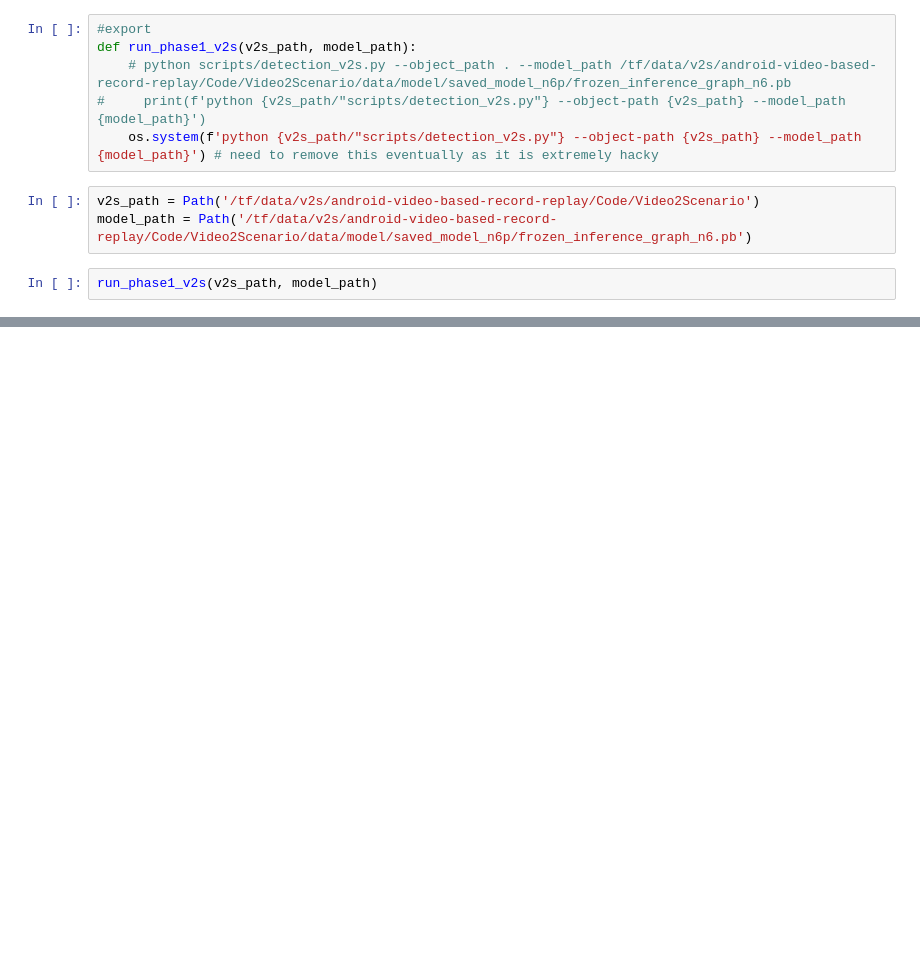
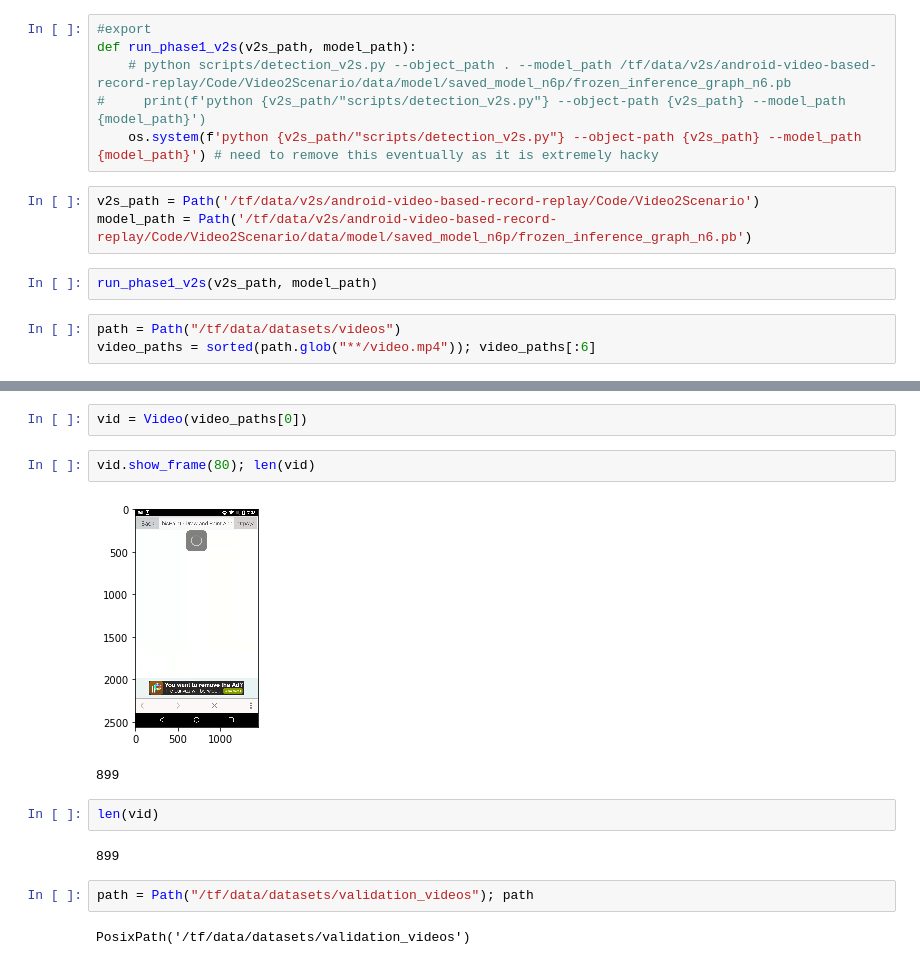
Before and after one commit to ncoop57/tango, a Jupyter notebook: nbs/00_prep.ipynb, the cells around one changed output, grey strips where cells are left out. Cells and saved outputs as stored; diff of their text form; blank space fills up the shorter version.

Commit message:
Add utils for handling video data

```diff
--- a/nbs/00_prep.ipynb
+++ b/nbs/00_prep.ipynb
@@ -246,3 +254,6 @@ v2s_path = Path('/tf/data/v2s/android-video-based-record-replay/Code/Video2Scena
 model_path = Path('/tf/data/v2s/android-video-based-record-replay/Code/Video2Scenario/data/model/saved_model_n6p/frozen_inference_graph_n6.pb')
 # %%
 run_phase1_v2s(v2s_path, model_path)
+# %%
+path = Path("/tf/data/datasets/videos")
+video_paths = sorted(path.glob("**/video.mp4")); video_paths[:6]
@@ -248,0 +319,15 @@ run_phase1_v2s(v2s_path, model_path)
+# %%
+vid = Video(video_paths[0])
+# %%
+vid.show_frame(80); len(vid)
+# %% [output]
+[figure, added]
+899
+# %%
+len(vid)
+# %% [output]
+899
+# %%
+path = Path("/tf/data/datasets/validation_videos"); path
+# %% [output]
+PosixPath('/tf/data/datasets/validation_videos')
```
Also changed, not shown: parts of 14 cells of this notebook.
